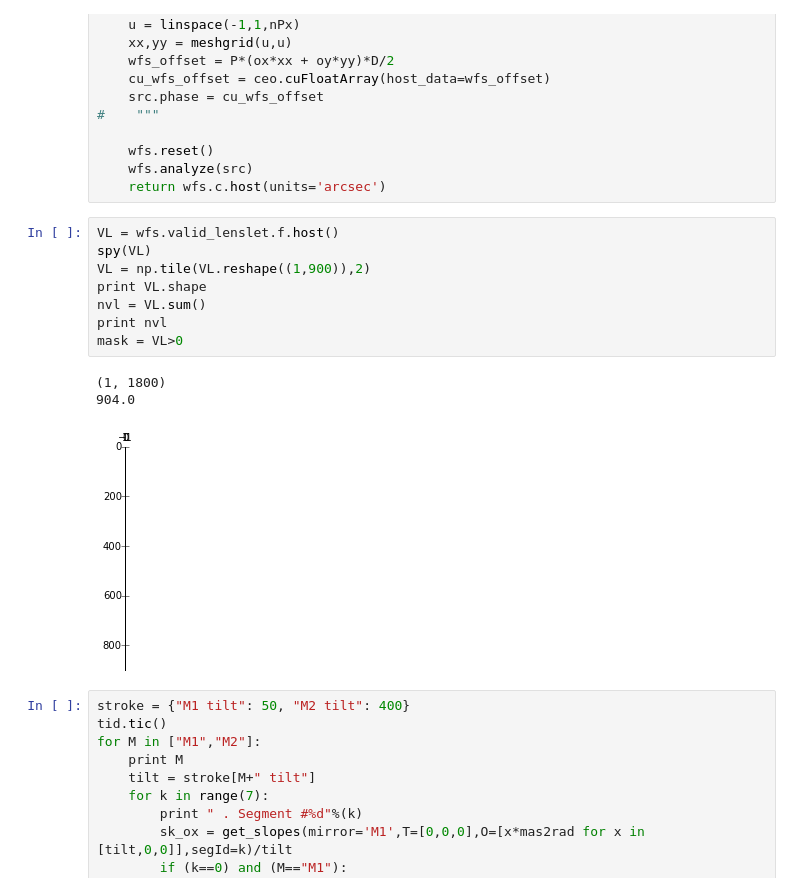
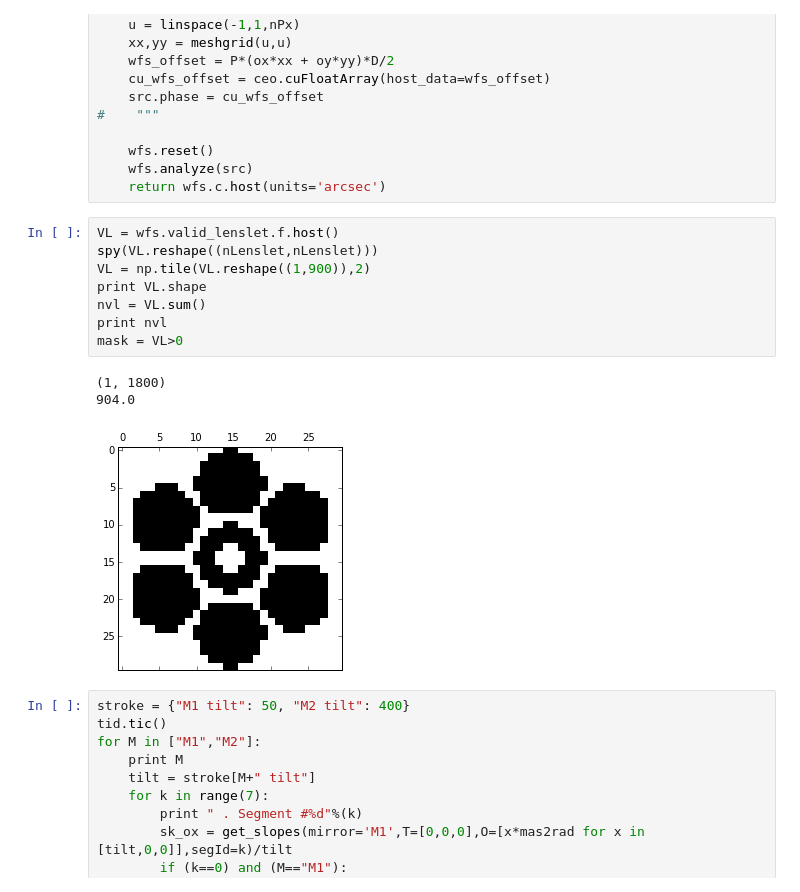
Before and after one commit to rconan/CEO, a Jupyter notebook: rayTracing/GMT-Segmented-Aperture-Interactive.ipynb, the cells around one changed output. Saved outputs shown, nothing was run; the diff lists cells and outputs as text.

```diff
--- a/rayTracing/GMT-Segmented-Aperture-Interactive.ipynb
+++ b/rayTracing/GMT-Segmented-Aperture-Interactive.ipynb
@@ -218,16 +219,16 @@ def get_slopes(mirror='M1',T=[0,0,0],O=[0,0,0],segId=0):
     return wfs.c.host(units='arcsec')
 # %%
 VL = wfs.valid_lenslet.f.host()
-spy(VL)
+spy(VL.reshape((nLenslet,nLenslet)))
 VL = np.tile(VL.reshape((1,900)),2)
 print VL.shape
 nvl = VL.sum()
 print nvl
 mask = VL>0
 # %% [output]
 (1, 1800)
 904.0
-[figure, old version]
+[figure, new version]
 # %%
 stroke = {"M1 tilt": 50, "M2 tilt": 400}
 tid.tic()
```
Also changed, not shown: parts of 1 cell of this notebook, 6 other files.
